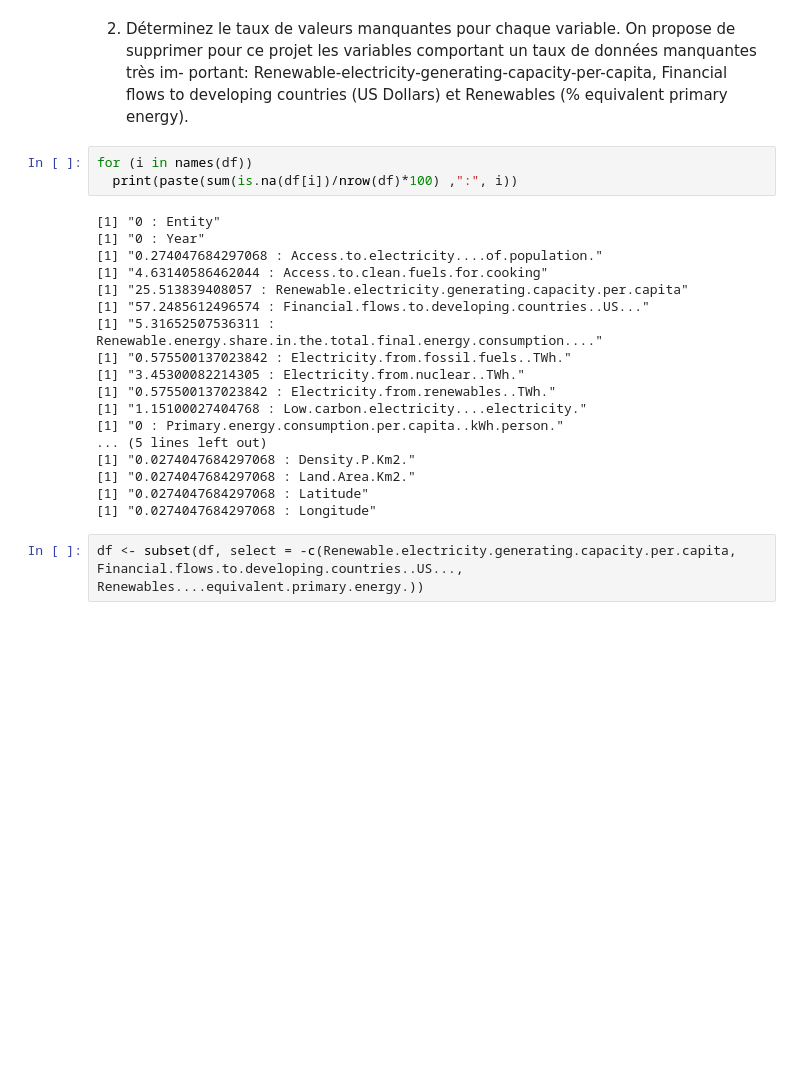
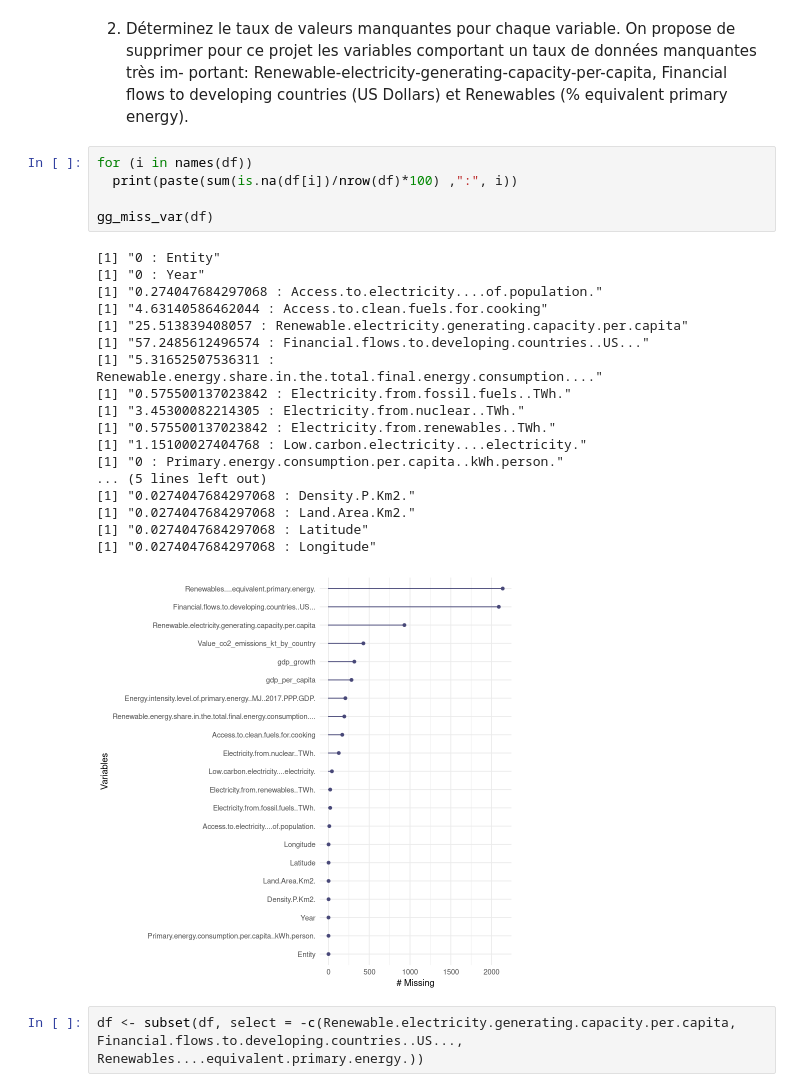
Before and after one commit to julien-richaume/projet_machine_learning, a Jupyter notebook: Rendu_Projet_R.ipynb, the cells around one changed output. Cells and saved outputs as stored; diff of their text form; blank space fills up the shorter version.

```diff
--- a/Rendu_Projet_R.ipynb
+++ b/Rendu_Projet_R.ipynb
@@ -110,24 +99,27 @@ countries (US Dollars) et Renewables (% equivalent primary energy).
 # %%
 for (i in names(df))
   print(paste(sum(is.na(df[i])/nrow(df)*100) ,":", i))
+
+gg_miss_var(df)
 # %% [output]
 [1] "0 : Entity"
 [1] "0 : Year"
 [1] "0.274047684297068 : Access.to.electricity....of.population."
 [1] "4.63140586462044 : Access.to.clean.fuels.for.cooking"
 [1] "25.513839408057 : Renewable.electricity.generating.capacity.per.capita"
 [1] "57.2485612496574 : Financial.flows.to.developing.countries..US..."
 [1] "5.31652507536311 : Renewable.energy.share.in.the.total.final.energy.consumption...."
 [1] "0.575500137023842 : Electricity.from.fossil.fuels..TWh."
 [1] "3.45300082214305 : Electricity.from.nuclear..TWh."
 [1] "0.575500137023842 : Electricity.from.renewables..TWh."
 [1] "1.15100027404768 : Low.carbon.electricity....electricity."
 [1] "0 : Primary.energy.consumption.per.capita..kWh.person."
 ... (5 lines left out)
 [1] "0.0274047684297068 : Density.P.Km2."
 [1] "0.0274047684297068 : Land.Area.Km2."
 [1] "0.0274047684297068 : Latitude"
 [1] "0.0274047684297068 : Longitude"
+[figure, added]
 # %%
 df <- subset(df, select = -c(Renewable.electricity.generating.capacity.per.capita, Financial.flows.to.developing.countries..US..., Renewables....equivalent.primary.energy.))
 # %% [markdown]
```
Also changed, not shown: parts of 1 cell of this notebook.
